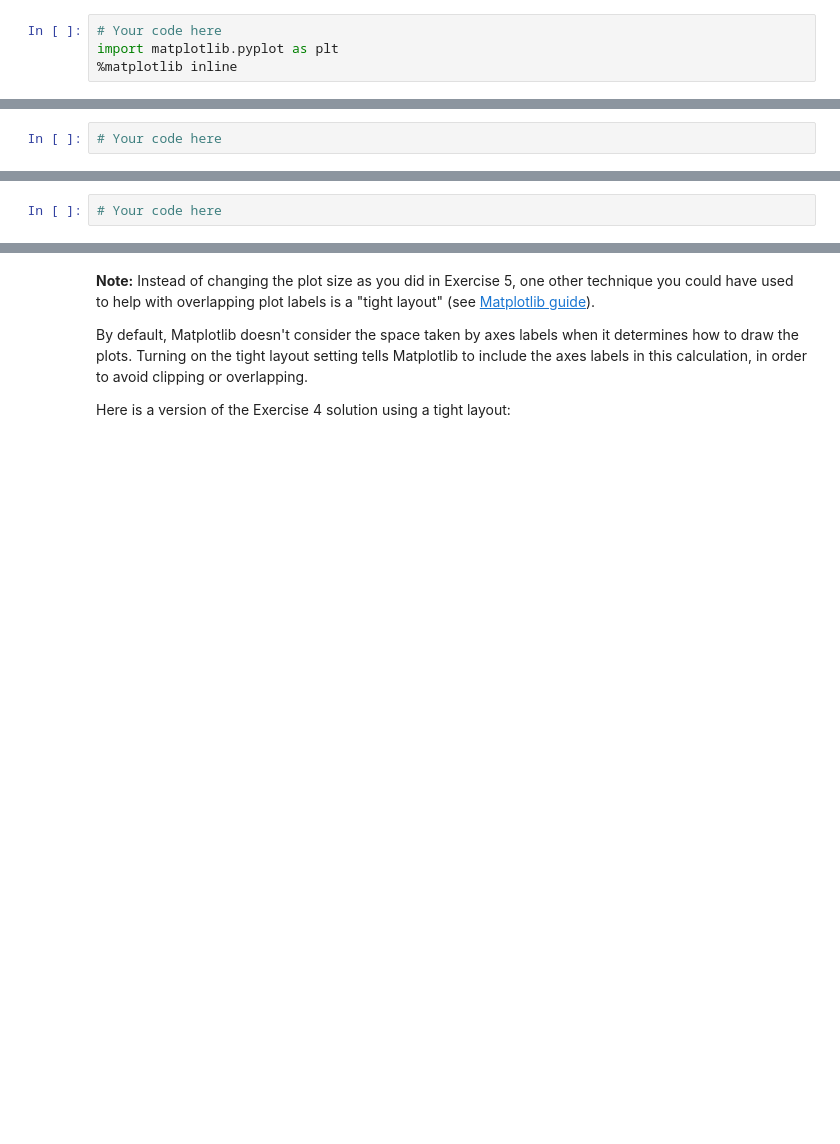
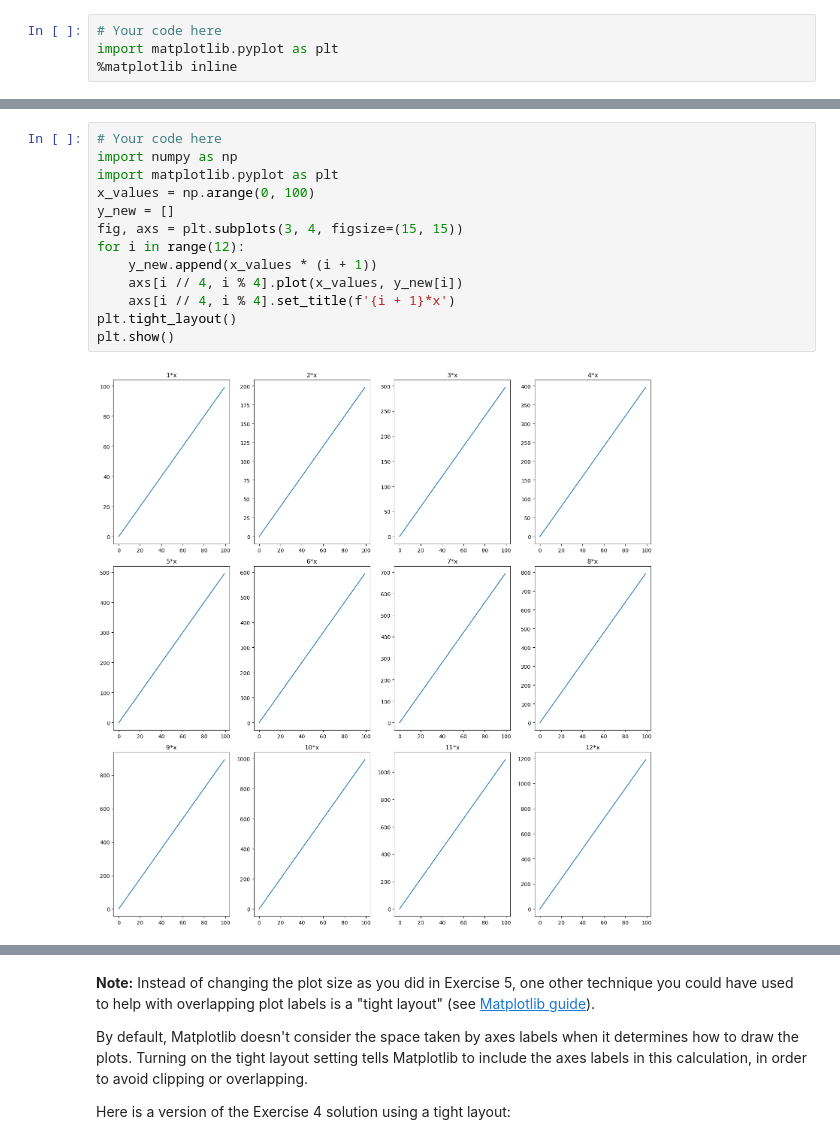
Before and after one commit to nicholas-ooko/dsc-more-practice-with-matplotlib-lab, a Jupyter notebook: index.ipynb, the cells around one changed output, grey strips where cells are left out. Drawn from its saved outputs; the diff is of its cells as text; blank space fills up the shorter version.

```diff
--- a/index.ipynb
+++ b/index.ipynb
@@ -84,8 +111,21 @@ Perform following actions:
 The graph you create should look like this:
 
 ![subplots showing 1x through 12x](https://curriculum-content.s3.amazonaws.com/data-science/images/subplots_1x_12x.png)
-# %%
-# Your code here
+# %%
+# Your code here
+import numpy as np
+import matplotlib.pyplot as plt
+x_values = np.arange(0, 100)
+y_new = []
+fig, axs = plt.subplots(3, 4, figsize=(15, 15))
+for i in range(12):
+    y_new.append(x_values * (i + 1))
+    axs[i // 4, i % 4].plot(x_values, y_new[i])
+    axs[i // 4, i % 4].set_title(f'{i + 1}*x')
+plt.tight_layout()
+plt.show()
+# %% [output]
+[figure, added]
 # %% [markdown]
 ## Exercise 3
 
@@ -96,5 +136,3 @@ Repeat the above exercise, but standardize the axes of all of your subplots so t
 The graph you create should look like this:
 
 ![subplots showing 1x through 12x with the same y-axis](https://curriculum-content.s3.amazonaws.com/data-science/images/subplots_1x_12x_normalized.png)
-# %%
-# Your code here
```
Also changed, not shown: parts of 7 cells of this notebook.
